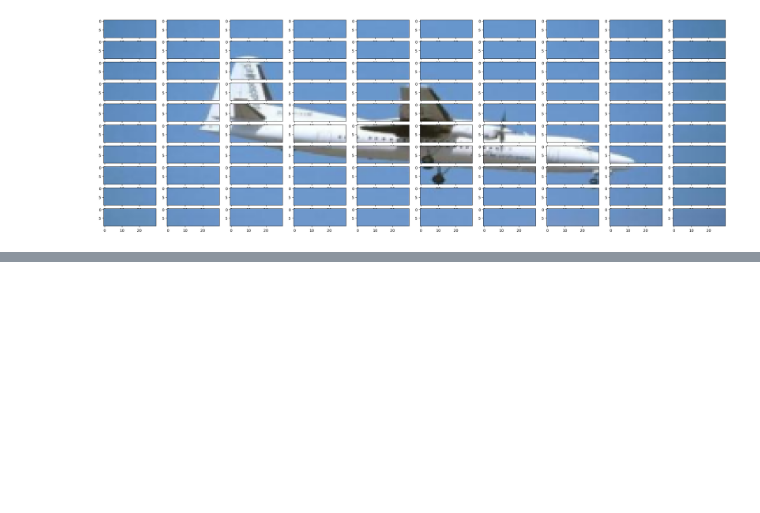
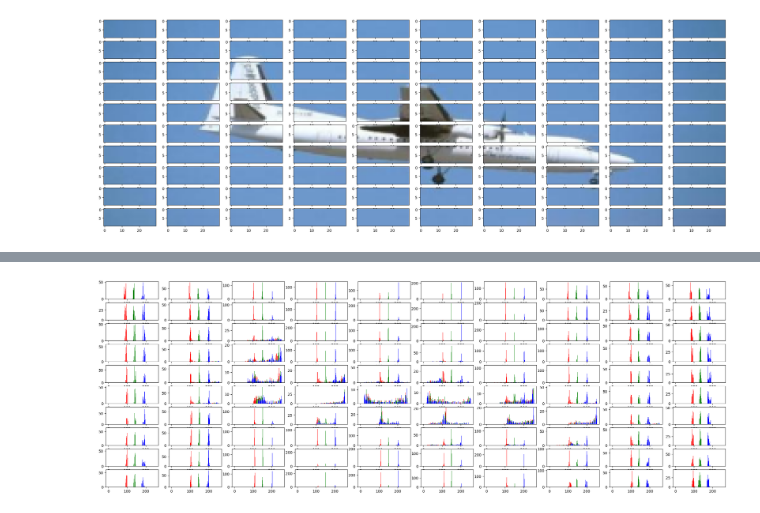
Before and after one commit to GokulVSD/ViVeC, a Jupyter notebook: Code/task_1.ipynb, the cells around one changed output, grey strips where cells are left out. Drawn from its saved outputs; the diff is of its cells as text; code cells hidden in the pictures; blank space fills up the shorter version.

Commit message:
Implement Color moments

```diff
--- a/Code/task_1.ipynb
+++ b/Code/task_1.ipynb
@@ -62,8 +64,76 @@ fig, axes = plt.subplots(nrows=10, ncols=10, figsize=(30,10))
 grid = []
 
 for i in range(10):
+    grid.append([])
     for j in range(10):
-        grid.append(img_tensor[:, 10*i : 10*(i+1), 30*j : 30*(j+1)])
-        axes[i, j].imshow(transforms.ToPILImage()(grid[-1]))
+        grid[-1].append(img_tensor[:, 10*i : 10*(i+1), 30*j : 30*(j+1)])
+        axes[i, j].imshow(transforms.ToPILImage()(grid[-1][-1]))
 # %% [output]
 [figure]
+# %%
+# Color moments (CM10x10).
+
+# Color moments capture the distribution of intensities of each channel (R, G, B).
+# In essense, we will be calculating the mean, standard deviation, and skewness of
+# each 10x30 (HxW) grid cell of which there are 10x10, for each channel, of which there are 3.
+# This results in a feature descriptor of length 10x10x3x3 = 900.
+
+# Each cell tensor's shape is 3 x 10 x 30 (C x H x W)
+
+import torch
+fig, axes = plt.subplots(nrows=10, ncols=10, figsize=(30,10))
+
+color_descriptor = []
+
+for i in range(10):
+    for j in range(10):
+
+        cell = grid[i][j]
+
+        cell_descriptor = []
+
+        for channel in cell:
+
+            # https://en.wikipedia.org/wiki/Color_moments
+
+            channel_descriptor = []
+
+            mean = channel.float().mean()
+            channel_descriptor.append(mean)
+
+            diffs = (channel - mean)
+
+            # As per the source, standard deviation is using population standard deviation
+            # as opposed to sample standard deviation (N in the denominator instead
+            # of N-1). In other words, it does not use Bessel's correction:
+            # https://en.wikipedia.org/wiki/Bessel%27s_correction
+            std = diffs.pow(2).mean().pow(1/2)
+            channel_descriptor.append(std)
+
+            # This is not Fisher-Pearson Skewness, it is what is expressed on the Wiki
+            # page as well as the lecture notes. The reason why I'm doing cube root
+            # this way is due to NaNs when taking cube roots of negatives in PyTorch
+            # tensors: https://github.com/pytorch/pytorch/issues/25766
+            cube_diffs = diffs.pow(3).mean()
+            skew = cube_diffs.sign() * cube_diffs.abs().pow(1/3)
+            channel_descriptor.append(skew)
+
+            cell_descriptor.extend(channel_descriptor)
+
+        color_descriptor.extend(cell_descriptor)
+
+        # Displaying histograms:
+
+        hist_red = torch.histc(cell[0].float(), bins=256, min=0, max=255)
+        hist_green = torch.histc(cell[1].float(), bins=256, min=0, max=255)
+        hist_blue = torch.histc(cell[2].float(), bins=256, min=0, max=255)
+
+        axes[i, j].bar(range(256), hist_red, color='red')
+        axes[i, j].bar(range(256), hist_green, color='green')
+        axes[i, j].bar(range(256), hist_blue, color='blue')
+
+color_descriptor = torch.tensor(color_descriptor)
+
+print("Length of generated color descriptor: ", len(color_descriptor))
+print(color_descriptor)
+# %% [output]
@@ -69,0 +157 @@ for i in range(10):
+[figure, added]
```
Also changed, not shown: parts of 3 cells of this notebook.
